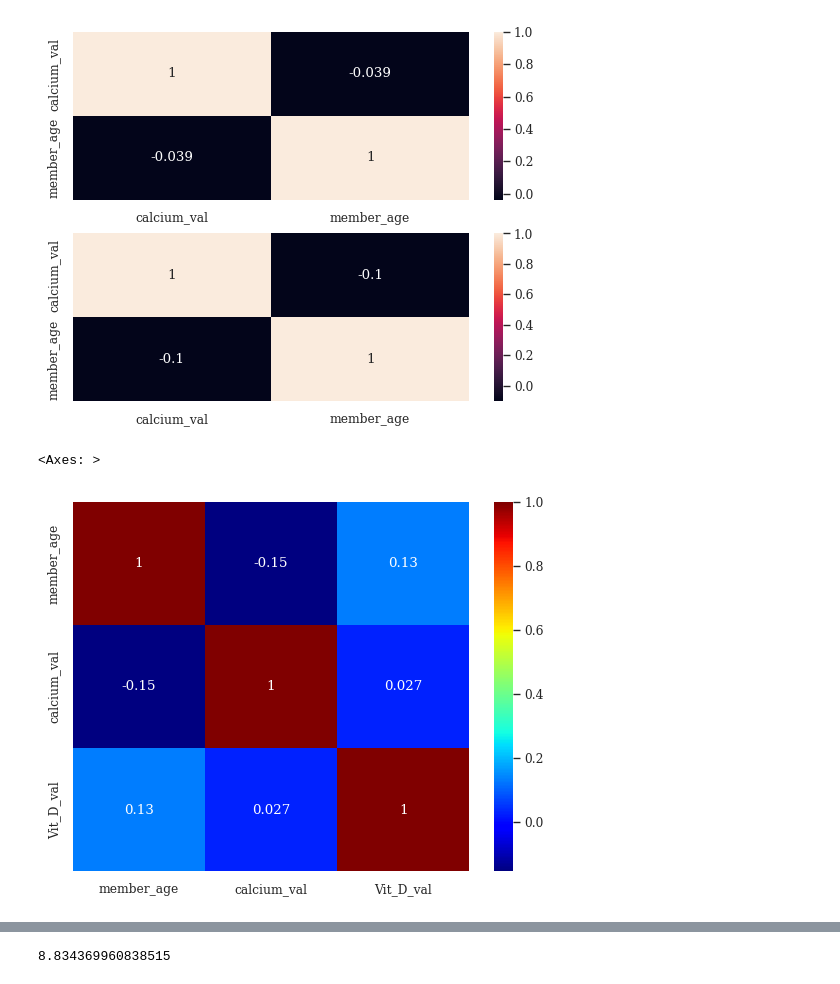
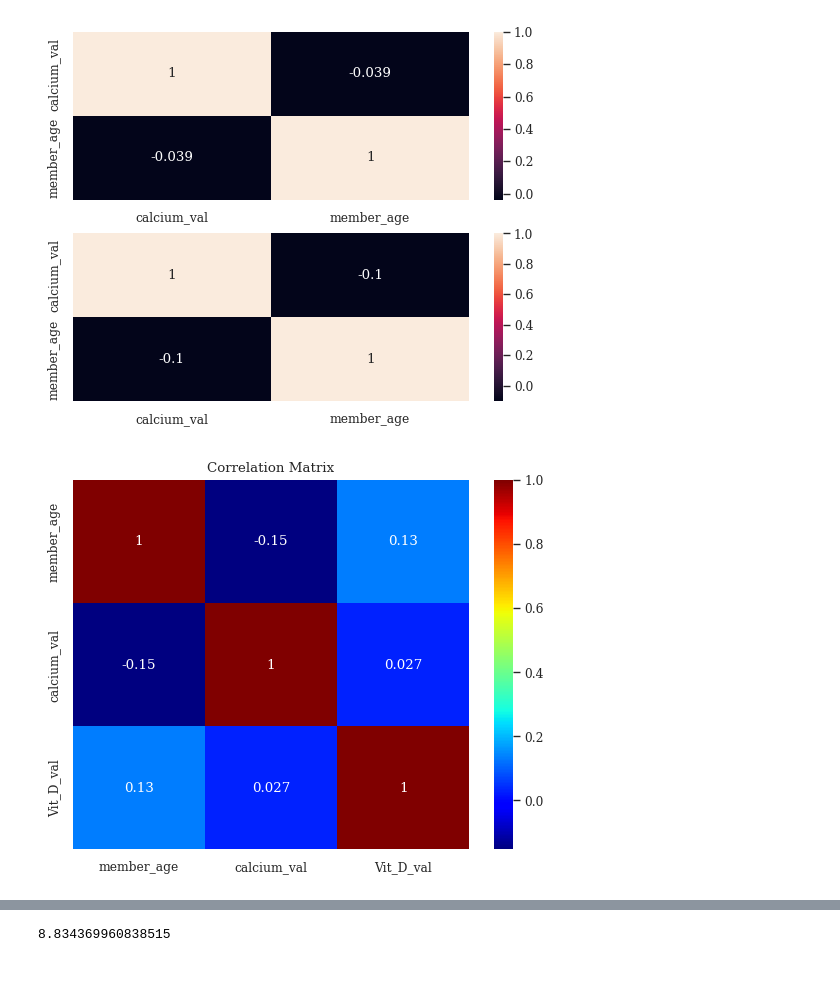
Before and after one commit to natalie-ava/Diabetes-BoneFracture-EDA, a Jupyter notebook: BoneFractureDataLab_Natalie.ipynb, the cells around one changed output, grey strips where cells are left out. Saved outputs shown, nothing was run; the diff lists cells and outputs as text; code cells hidden in the pictures.

```diff
--- a/BoneFractureDataLab_Natalie.ipynb
+++ b/BoneFractureDataLab_Natalie.ipynb
@@ -804,10 +814,13 @@ sns.heatmap(data_2, ax=axes[1],annot=True)
 # %%
 cols = ['member_age','calcium_val','Vit_D_val']
 df_map = df_final[cols].corr()
 sns.heatmap(df_map,cmap='jet',annot=True,cbar=True)
+plt.title('Correlation Matrix')
+#save as png
+plt.savefig('corr_matrix.png')
+plt.show()
 # %% [output]
-<Axes: >
-[figure, old version]
+[figure, new version]
 # %%
 # as members age increases, vit_D increases (probably a supplement)
 # as members age increases, calcium_val decreases
```
Also changed, not shown: parts of 13 cells of this notebook.
